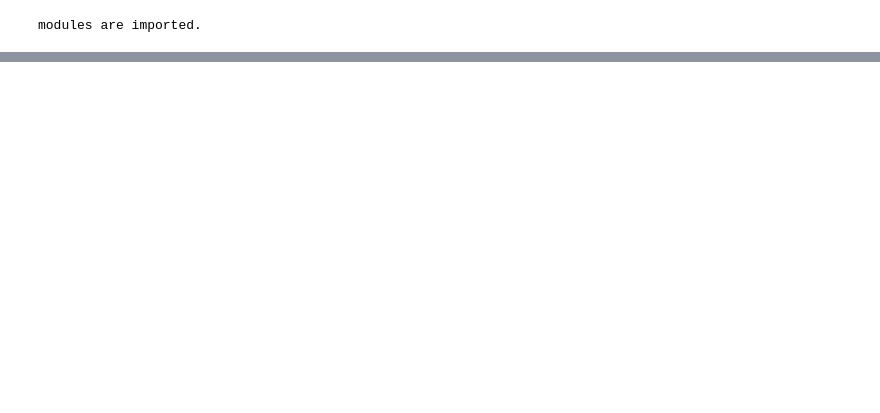
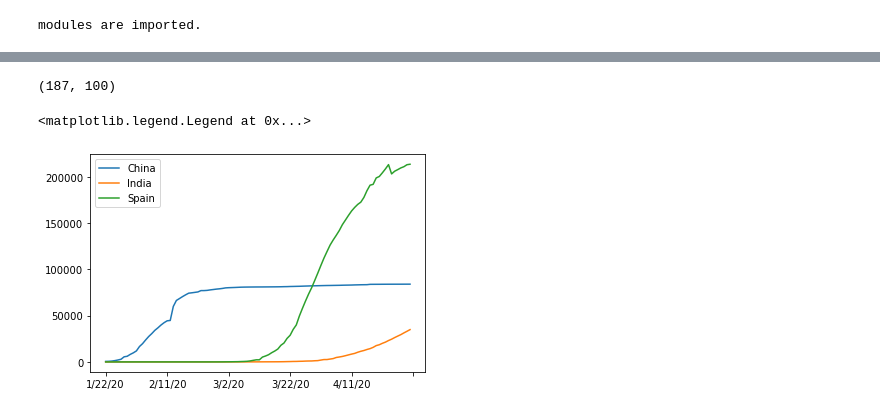
Before and after one commit to Ssuman394/Impact_Alalysis_of_Covid-19, a Jupyter notebook: Impact_Alalysis_of_Covid-19.ipynb, the cells around one changed output, grey strips where cells are left out. Cells and saved outputs as stored; diff of their text form; code cells hidden in the pictures; blank space fills up the shorter version.

```diff
--- a/Impact_Alalysis_of_Covid-19.ipynb
+++ b/Impact_Alalysis_of_Covid-19.ipynb
@@ -7,8 +7,8 @@ print('modules are imported.')
 # %% [output]
 modules are imported.
 # %%
-df  = pd.read_csv("COVID-19 Dataset.csv")
-df.head()
+corona_dataset_csv = pd.read_csv("COVID-19 Dataset.csv")
+corona_dataset_csv.head(10)
 # %% [output]
 |  | Province/State | Country/Region | Lat | Long | 1/22/20 | 1/23/20 | 1/24/20 | 1/25/20 | 1/26/20 | ... |
 | 0 | NaN | Afghanistan | 33.0000 | 65.0000 | 0 | 0 | 0 | 0 | 0 | ... |
@@ -34,0 +25,3 @@ df.head(10)
+# %%
+corona_dataset_csv.drop(['Lat','Long'],axis = 1,inplace = True)
+corona_dataset_csv.head(10)
@@ -34,0 +45,3 @@ df.head(10)
+# %%
+corona_dataset_aggregated = corona_dataset_csv.groupby('Country/Region').sum()
+corona_dataset_aggregated.head()
@@ -34,0 +57,12 @@ df.head(10)
+# %%
+corona_dataset_aggregated.shape
+# %% [output]
+(187, 100)
+# %%
+corona_dataset_aggregated.loc['China'].plot()
+corona_dataset_aggregated.loc['India'].plot()
+corona_dataset_aggregated.loc['Spain'].plot()
+plt.legend()
+# %% [output]
+<matplotlib.legend.Legend at 0x...>
+[figure, added]
```
Also changed, not shown: parts of 20 cells of this notebook.
